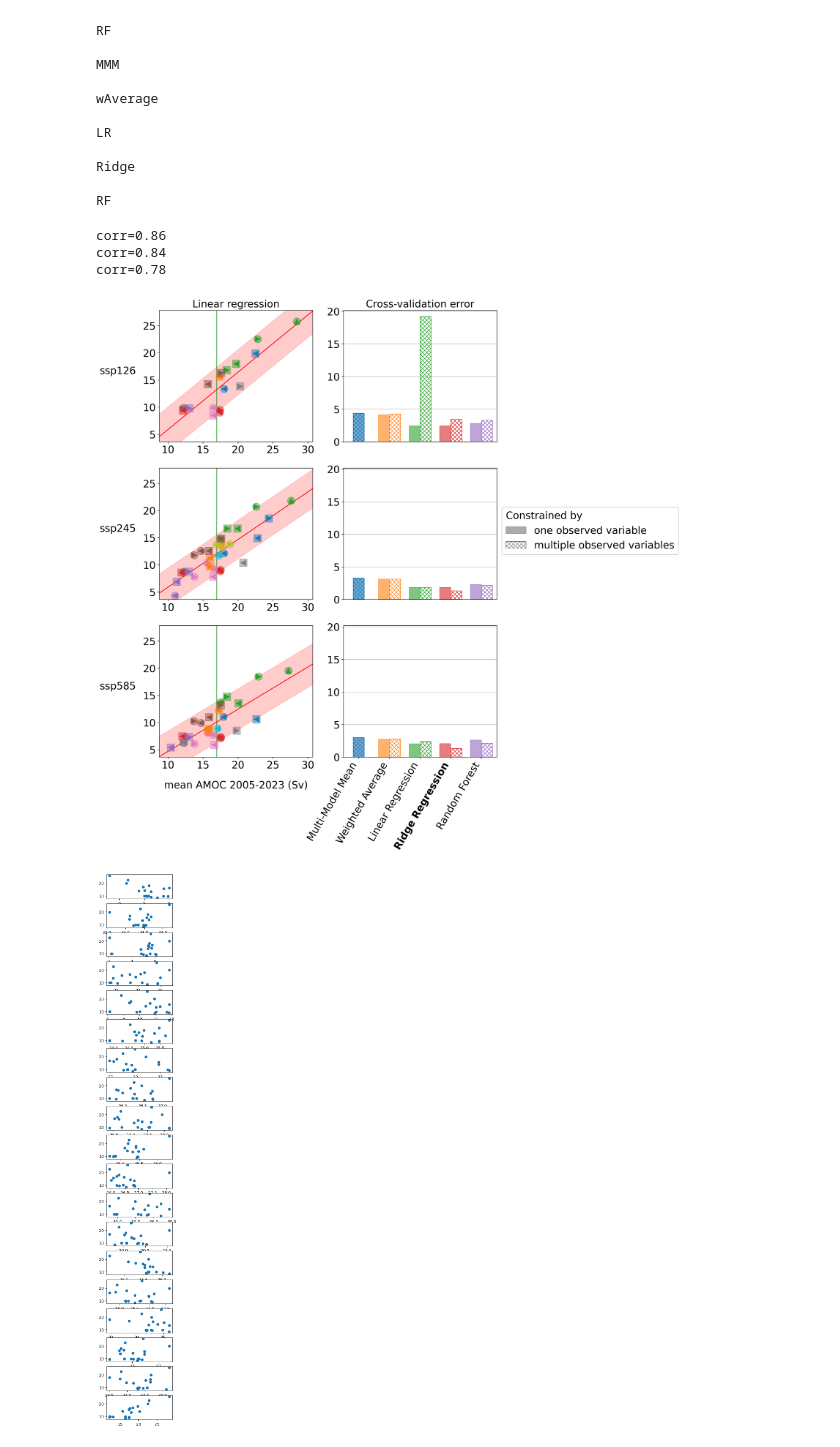
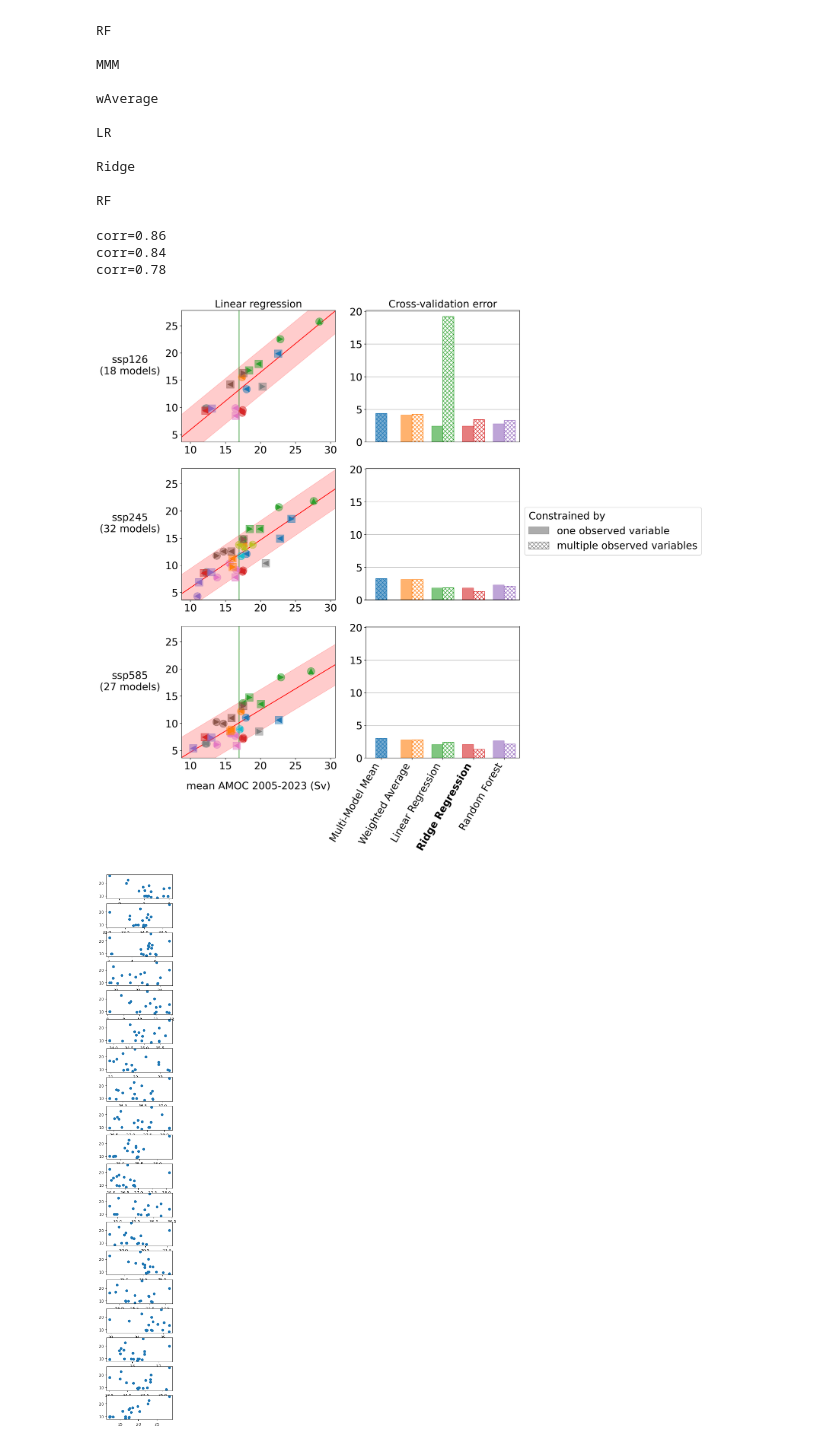
Before and after one commit to portmanv/ComparisonAmocConstraints, a Jupyter notebook: notebooks/Sensitivity_test_scenario.ipynb, the cells around one changed output. Saved outputs shown, nothing was run; the diff lists cells and outputs as text; code cells hidden in the pictures.

```diff
--- a/notebooks/Sensitivity_test_scenario.ipynb
+++ b/notebooks/Sensitivity_test_scenario.ipynb
@@ -55,6 +55,9 @@ def construct_data_given_scenario(scenario,
     #---- Import AMOC observations (RAPID)
     obs_AMOC_times, obs_AMOC_values = import_AMOC_obs(display=False)
 
+    #---- Display the number of members given by each climate model
+    final_name_models, final_weight_per_sample = display_number_of_runs(final_name_samples, display=False)
+
     #---- Import TOS and SOS observations
     [ObsData_perVar_perYear_perCell_, ObsVar_perVar_perYear_perCell_,
      obs_times, mask_perVar
@@ -66,12 +69,9 @@ def construct_data_given_scenario(scenario,
      middle_cell_perBox, list_name_perFeature, nb_box
             ] = region_average_TOS_SOS_obs(longitudes, latitudes, X_simu_perSample_perYear_perFeature,
                                    ObsData_perVar_perYear_perCell_, ObsVar_perVar_perYear_perCell_,
-                                   area_perLat_per_Lon, list_name_per_var, obs_times, mask_perVar, display=False)
-
-    #---- Display the number of members given by each climate model
-    final_name_models, final_weight_per_sample = display_number_of_runs(final_name_samples, display=False)
-
-
+                                   area_perLat_per_Lon, list_name_per_var, obs_times, mask_perVar,
+                                   final_weight_per_sample, years_to_select,
+                                   display=False)
 
     #================================================ Construct X and Y
     #------- X definition for the AMOC
@@ -372,35 +372,37 @@ for id_scenario in range(nb_scenarios):
         back_marker  = list_back_marker_[id_model]
         color        = list_color_[id_model]
         alpha        = 0.5
         a, = ax.plot(X_simu_AMOC[id_model], Y_simu[id_model], marker=back_marker, c=color, alpha=alpha, markersize=markersize, linewidth=0.)
         b, = ax.plot(X_simu_AMOC[id_model], Y_simu[id_model], marker=front_marker, label=name_models[id_model], c=color, alpha=1, linewidth=0., markersize=markersize/1.5)
         list_points.append((a,b))
 
     #fig.legend(list_points, final_name_models, loc='upper center', bbox_to_anchor=(0.5, 0), ncol=6)
 
     #legend2 = plt.legend(list_points, final_name_models, loc='center left', bbox_to_anchor=(1, 0.5), ncol=2)
     ax.set_ylabel(name_Y+" (Sv)", fontsize=20)
     if (id_scenario==nb_scenarios-1):
         ax.set_xlabel(name_X_AMOC+" (Sv)", fontsize=20, labelpad=20)
 
 
     a = 0.08
     ax.set_xlim((1-2*a)*xmin, xmax*(1+a))
     ax.set_ylim((1-2*a)*ymin, ymax*(1+a))
     ax.tick_params(labelsize=20)
 
 for ax, col in zip(axes[0], ["Linear regression", "Cross-validation error"]):
     ax.set_title(col, fontsize=20)
 
+i = 0
 for ax, row in zip(axes[:,0], list_scenarios):
-    ax.set_ylabel(row, rotation=0, fontsize=20, labelpad=50)
+    ax.set_ylabel(row+"\n({} models)".format(len(X_simu_perScenario[i])), rotation=0, fontsize=20, labelpad=70)
+    i += 1
 
 plt.show()
 # %% [output]
 corr=0.86
 corr=0.84
 corr=0.78
-[figure, old version]
+[figure, new version]
 # %%
 id_scenario = 0
 X_simu_AMOC = X_simu_AMOC_perScenario[id_scenario]
```
Also changed, not shown: 1 other file.
